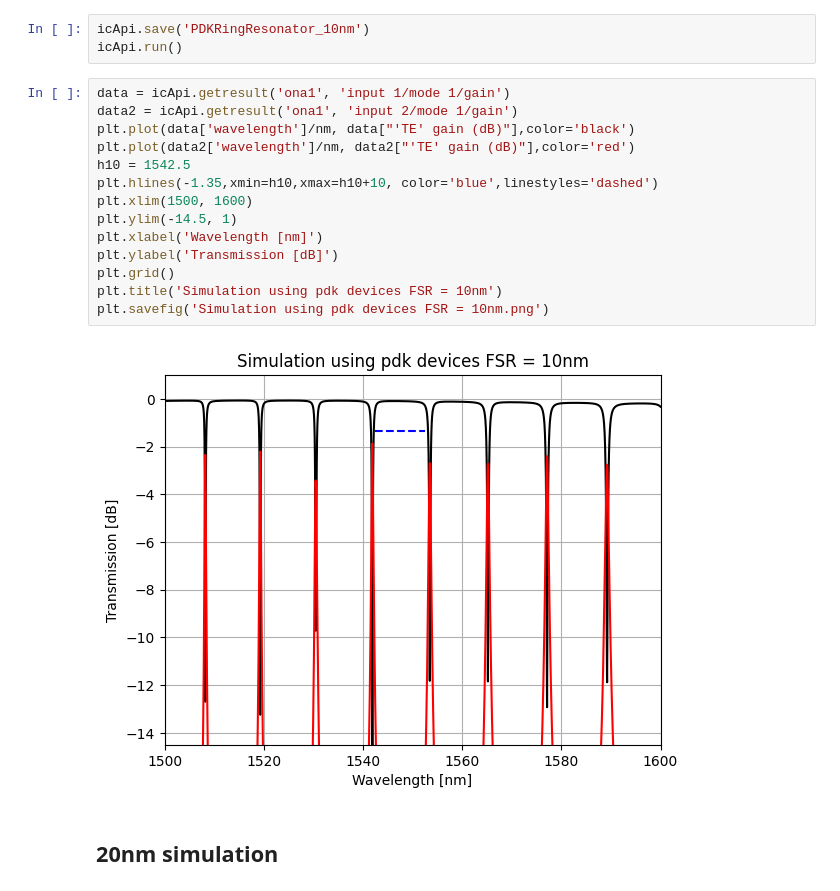
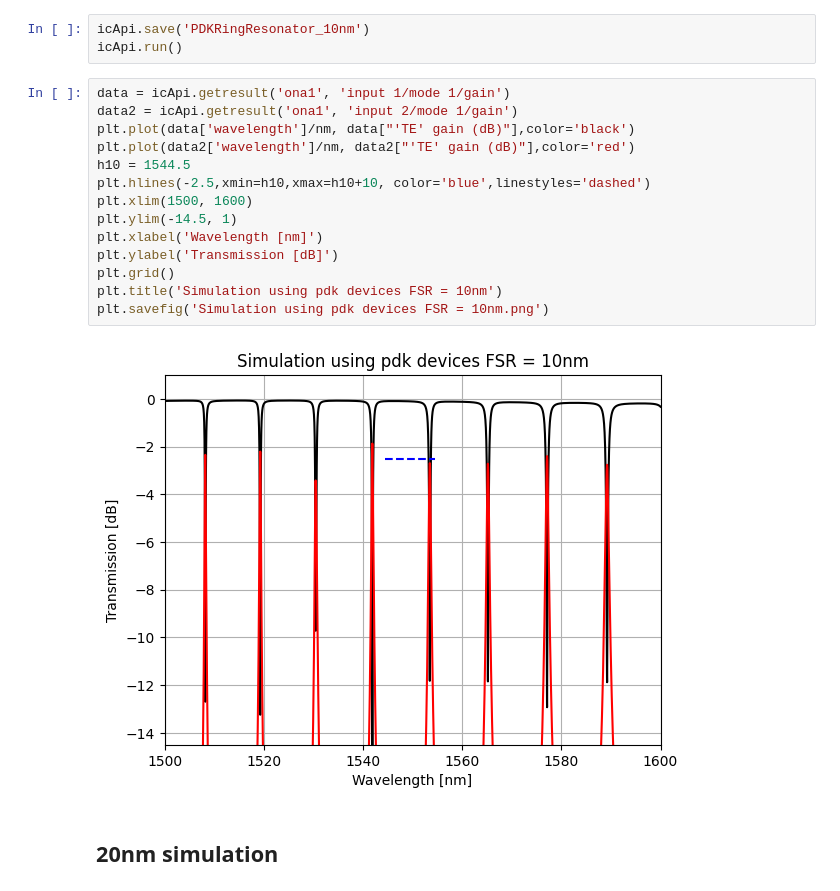
Before and after one commit to Lucivaldo1/RingResonator, a Jupyter notebook: ring resonator pdk.ipynb, the cells around one changed output. Cells and saved outputs as stored; diff of their text form.

```diff
--- a/ring resonator pdk.ipynb
+++ b/ring resonator pdk.ipynb
@@ -153,19 +153,19 @@ icApi.run()
 # %%
 data = icApi.getresult('ona1', 'input 1/mode 1/gain')
 data2 = icApi.getresult('ona1', 'input 2/mode 1/gain')
 plt.plot(data['wavelength']/nm, data["'TE' gain (dB)"],color='black')
 plt.plot(data2['wavelength']/nm, data2["'TE' gain (dB)"],color='red')
-h10 = 1542.5
-plt.hlines(-1.35,xmin=h10,xmax=h10+10, color='blue',linestyles='dashed')
+h10 = 1544.5
+plt.hlines(-2.5,xmin=h10,xmax=h10+10, color='blue',linestyles='dashed')
 plt.xlim(1500, 1600)
 plt.ylim(-14.5, 1)
 plt.xlabel('Wavelength [nm]')
 plt.ylabel('Transmission [dB]')
 plt.grid()
 plt.title('Simulation using pdk devices FSR = 10nm')
 plt.savefig('Simulation using pdk devices FSR = 10nm.png')
 # %% [output]
-[figure, old version]
+[figure, new version]
 # %% [markdown]
 <h2>20nm simulation</h2>
 # %%
```
Also changed, not shown: parts of 11 cells of this notebook, 16 other files.
